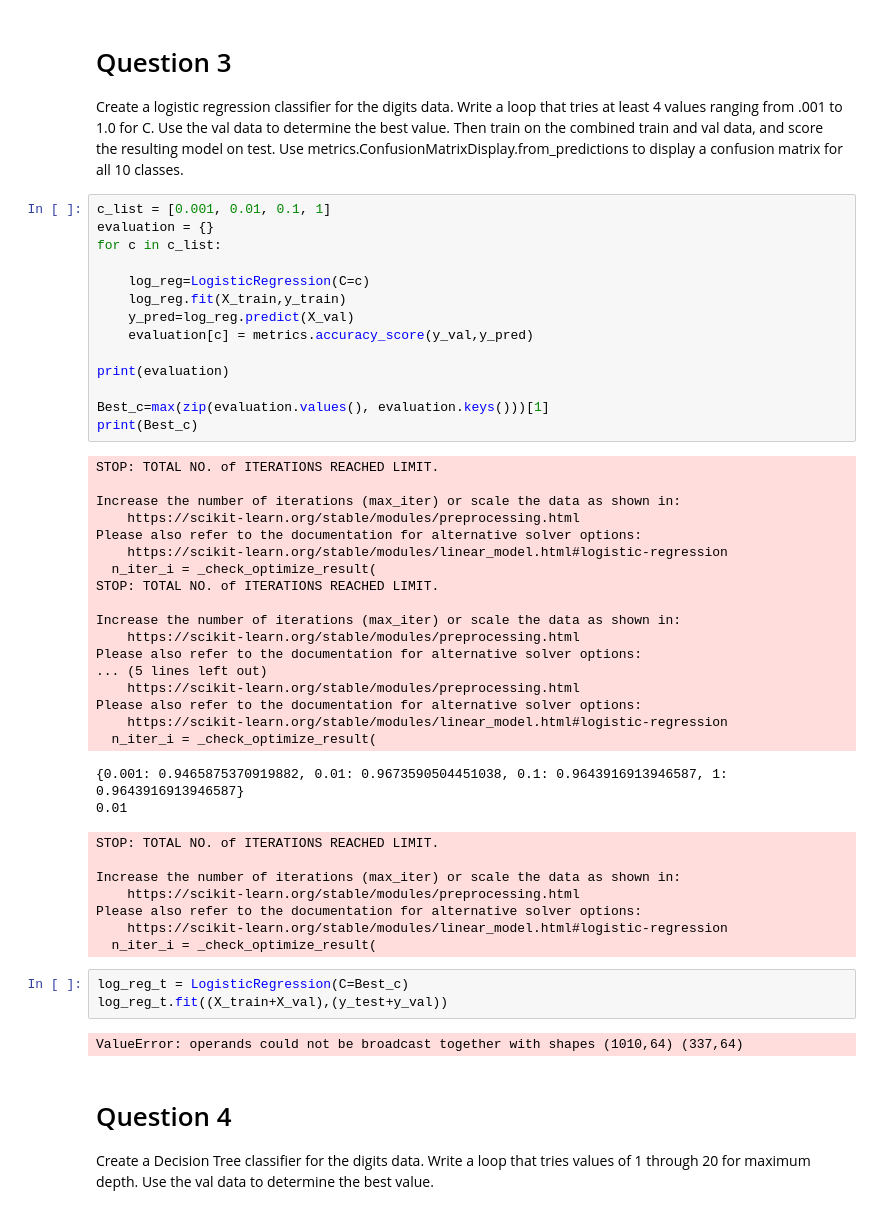
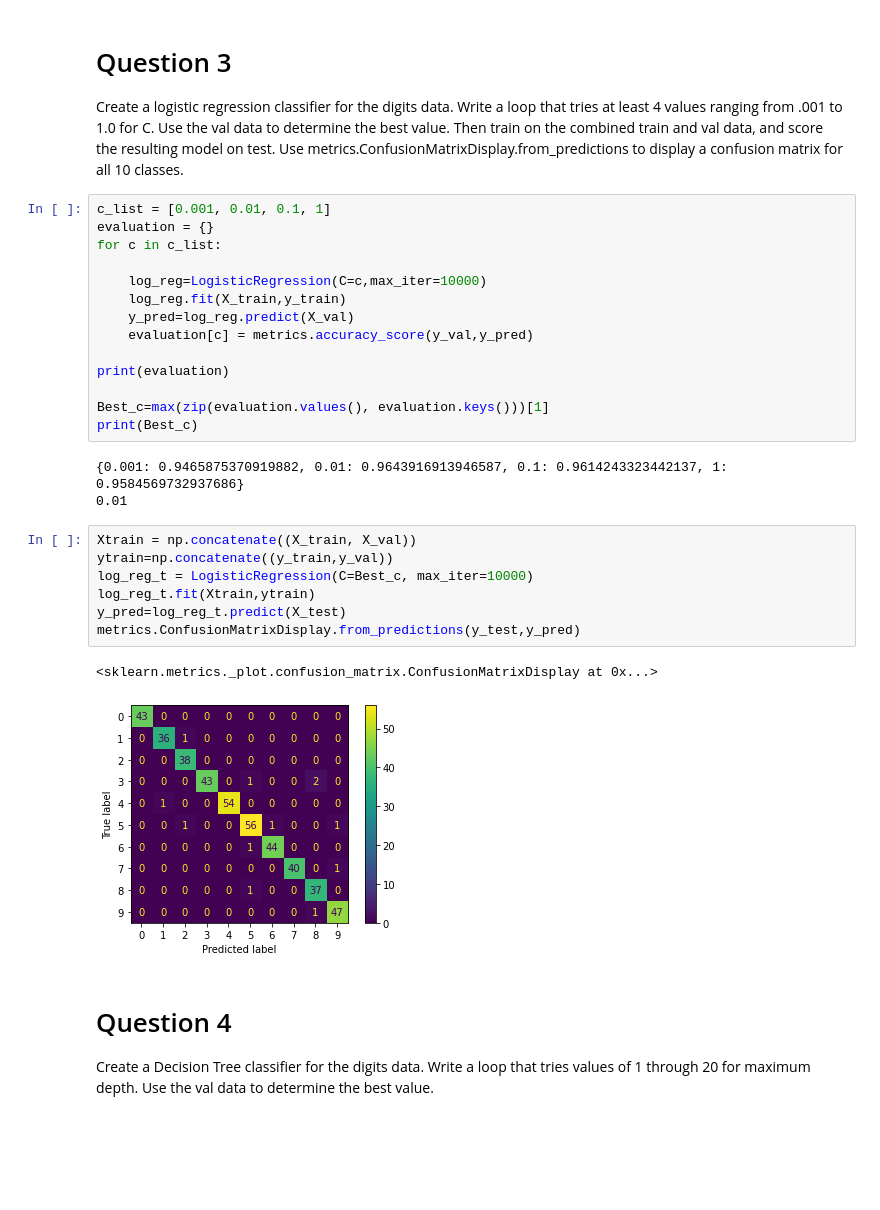
Before and after one commit to Markusgl17/aiml23_labs, a Jupyter notebook: LAB1_2023.ipynb, the cells around one changed output. Cells and saved outputs as stored; diff of their text form; blank space fills up the shorter version.

```diff
--- a/LAB1_2023.ipynb
+++ b/LAB1_2023.ipynb
@@ -65,7 +68,7 @@ c_list = [0.001, 0.01, 0.1, 1]
 evaluation = {}
 for c in c_list:
 
-    log_reg=LogisticRegression(C=c)
+    log_reg=LogisticRegression(C=c,max_iter=10000)
     log_reg.fit(X_train,y_train)
     y_pred=log_reg.predict(X_val)
     evaluation[c] = metrics.accuracy_score(y_val,y_pred)
@@ -75,37 +78,18 @@ print(evaluation)
 Best_c=max(zip(evaluation.values(), evaluation.keys()))[1]
 print(Best_c)
 # %% [output]
-STOP: TOTAL NO. of ITERATIONS REACHED LIMIT.
-
-Increase the number of iterations (max_iter) or scale the data as shown in:
-    https://scikit-learn.org/stable/modules/preprocessing.html
-Please also refer to the documentation for alternative solver options:
-    https://scikit-learn.org/stable/modules/linear_model.html#logistic-regression
-  n_iter_i = _check_optimize_result(
-STOP: TOTAL NO. of ITERATIONS REACHED LIMIT.
-
-Increase the number of iterations (max_iter) or scale the data as shown in:
-    https://scikit-learn.org/stable/modules/preprocessing.html
-Please also refer to the documentation for alternative solver options:
-... (5 lines left out)
-    https://scikit-learn.org/stable/modules/preprocessing.html
-Please also refer to the documentation for alternative solver options:
-    https://scikit-learn.org/stable/modules/linear_model.html#logistic-regression
-  n_iter_i = _check_optimize_result(
+{0.001: 0.9465875370919882, 0.01: 0.9643916913946587, 0.1: 0.9614243323442137, 1: 0.9584569732937686}
+0.01
-{0.001: 0.9465875370919882, 0.01: 0.9673590504451038, 0.1: 0.9643916913946587, 1: 0.9643916913946587}
-0.01
-STOP: TOTAL NO. of ITERATIONS REACHED LIMIT.
-
-Increase the number of iterations (max_iter) or scale the data as shown in:
-    https://scikit-learn.org/stable/modules/preprocessing.html
-Please also refer to the documentation for alternative solver options:
-    https://scikit-learn.org/stable/modules/linear_model.html#logistic-regression
-  n_iter_i = _check_optimize_result(
-# %%
-log_reg_t = LogisticRegression(C=Best_c)
-log_reg_t.fit((X_train+X_val),(y_test+y_val))
-# %% [output]
-ValueError: operands could not be broadcast together with shapes (1010,64) (337,64)
+# %%
+Xtrain = np.concatenate((X_train, X_val))
+ytrain=np.concatenate((y_train,y_val))
+log_reg_t = LogisticRegression(C=Best_c, max_iter=10000)
+log_reg_t.fit(Xtrain,ytrain)
+y_pred=log_reg_t.predict(X_test)
+metrics.ConfusionMatrixDisplay.from_predictions(y_test,y_pred)
+# %% [output]
+<sklearn.metrics._plot.confusion_matrix.ConfusionMatrixDisplay at 0x...>
+[figure, added]
 # %% [markdown]
 <h1>Question 4</h1>
 Create a Decision Tree classifier for the digits data. Write a loop that tries values of 1 through 20 for maximum depth. Use the val data to determine the best value.
```
Also changed, not shown: parts of 14 cells of this notebook.
